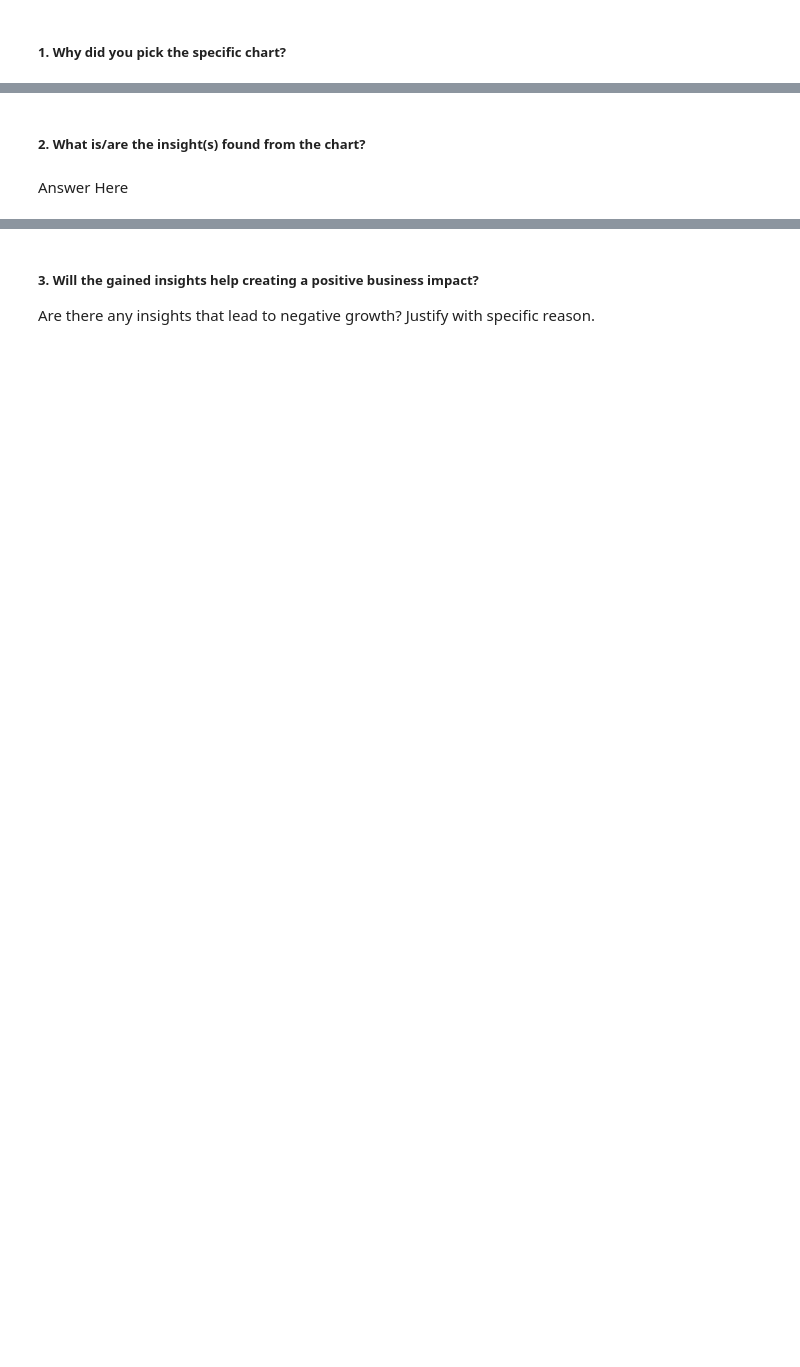
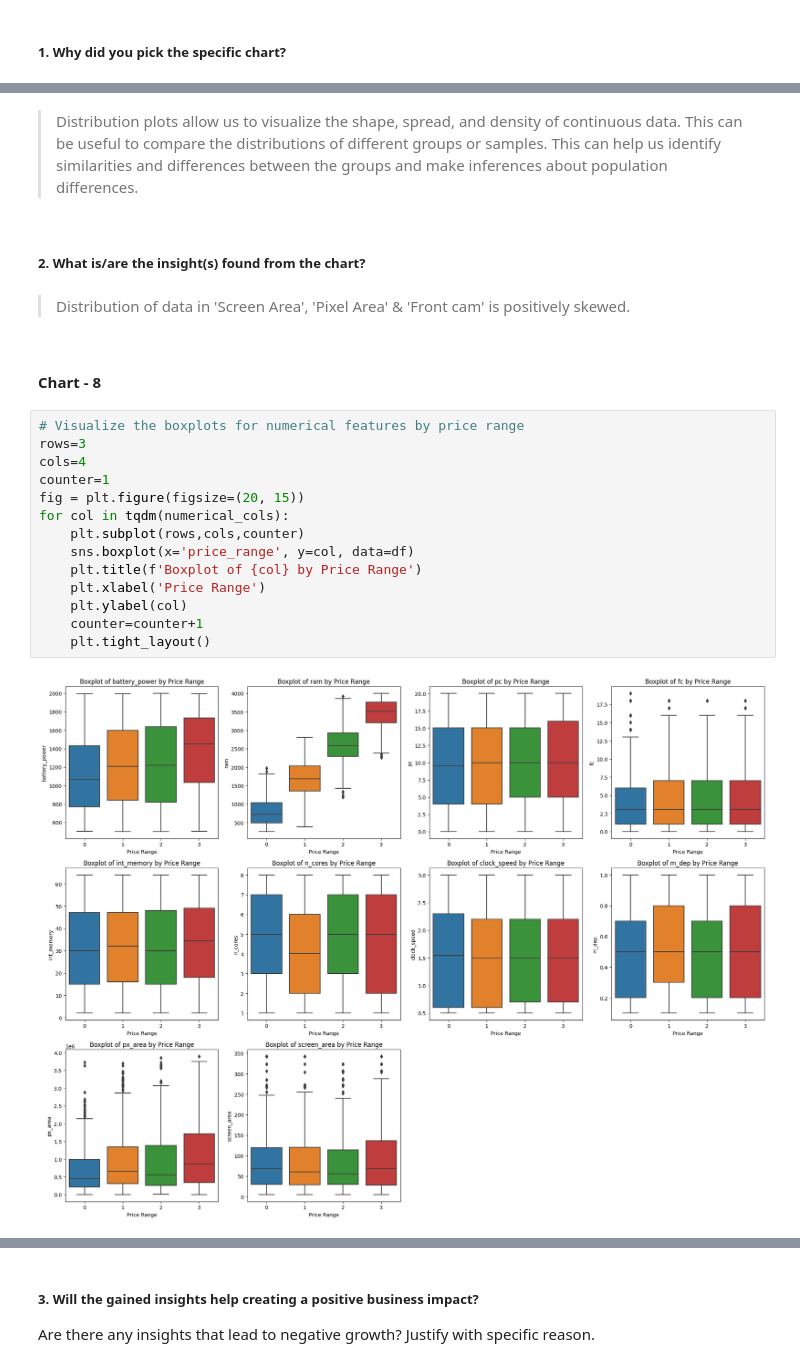
Before and after one commit to AmanSharmas/Mobile-Price-Range-Prediction, a Jupyter notebook: Mobile_Price_Range_Prediction_Capstone_3.ipynb, the cells around one changed output, grey strips where cells are left out. Cells and saved outputs as stored; diff of their text form; blank space fills up the shorter version.

```diff
--- a/Mobile_Price_Range_Prediction_Capstone_3.ipynb
+++ b/Mobile_Price_Range_Prediction_Capstone_3.ipynb
@@ -512,4 +923,24 @@ Answer Here.
+# %% [markdown]
+> Distribution plots allow us to visualize the shape, spread, and density of continuous data. This can be useful to compare the distributions of different groups or samples. This can help us identify similarities and differences between the groups and make inferences about population differences.
 # %% [markdown]
 ##### 2. What is/are the insight(s) found from the chart?
-# %% [markdown]
-Answer Here
+# %% [markdown]
+> Distribution of data in 'Screen Area', 'Pixel Area' & 'Front cam' is positively skewed.
+# %% [markdown]
+#### Chart - 8
+# %%
+# Visualize the boxplots for numerical features by price range
+rows=3
+cols=4
+counter=1
+fig = plt.figure(figsize=(20, 15))
+for col in tqdm(numerical_cols):
+    plt.subplot(rows,cols,counter)
+    sns.boxplot(x='price_range', y=col, data=df)
+    plt.title(f'Boxplot of {col} by Price Range')
+    plt.xlabel('Price Range')
+    plt.ylabel(col)
+    counter=counter+1
+    plt.tight_layout()
+# %% [output]
+[figure, added]
```
Also changed, not shown: parts of 471 cells of this notebook.
